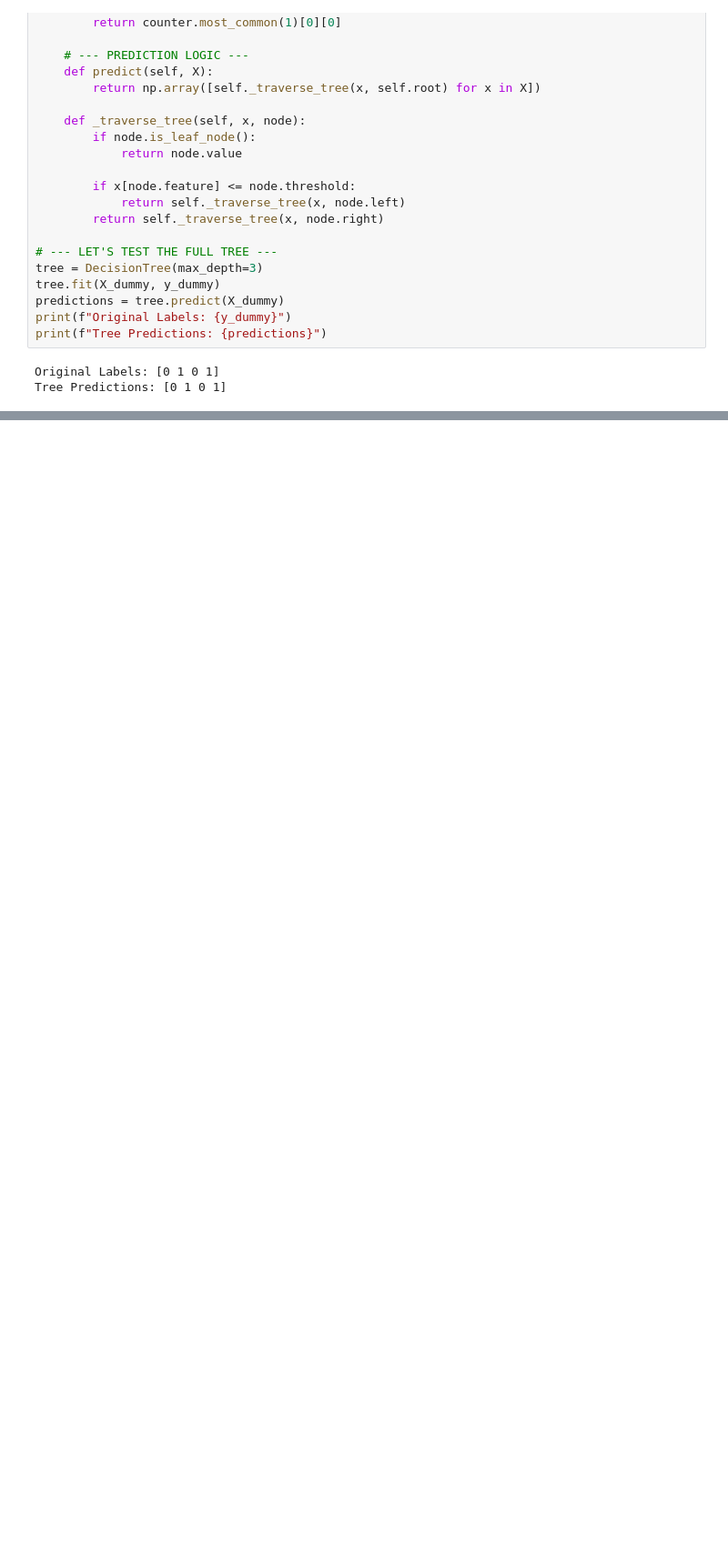
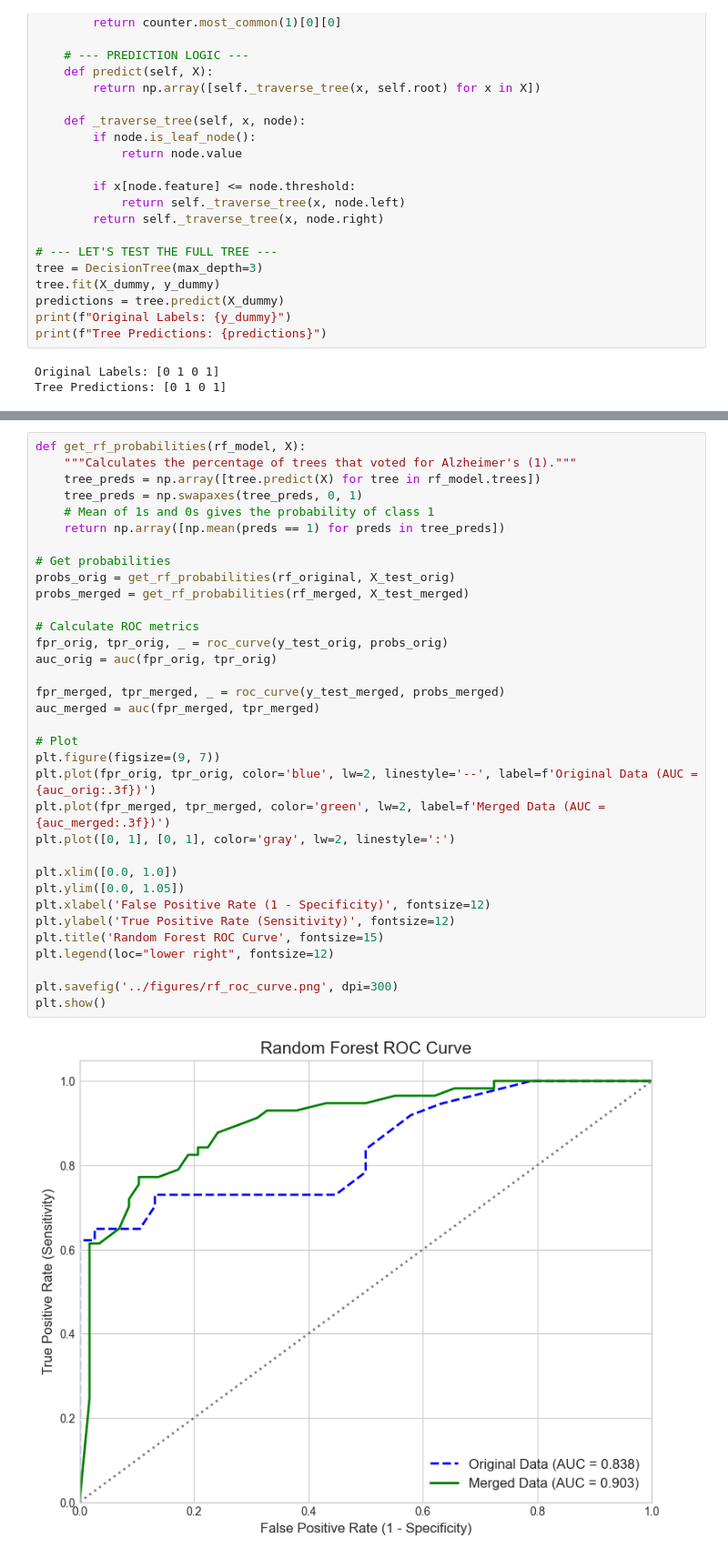
Before and after one commit to Ekram17ahmed/Machine-learning-Project, a Jupyter notebook: notebooks/model_RandomForest.ipynb, the cells around one changed output, grey strips where cells are left out. Shown at 91% size. Drawn from its saved outputs; the diff is of its cells as text; blank space fills up the shorter version.

```diff
--- a/notebooks/model_RandomForest.ipynb
+++ b/notebooks/model_RandomForest.ipynb
@@ -353,0 +411,36 @@ F1-Score: 0.9577
+# %%
+def get_rf_probabilities(rf_model, X):
+    """Calculates the percentage of trees that voted for Alzheimer's (1)."""
+    tree_preds = np.array([tree.predict(X) for tree in rf_model.trees])
+    tree_preds = np.swapaxes(tree_preds, 0, 1)
+    # Mean of 1s and 0s gives the probability of class 1
+    return np.array([np.mean(preds == 1) for preds in tree_preds])
+
+# Get probabilities
+probs_orig = get_rf_probabilities(rf_original, X_test_orig)
+probs_merged = get_rf_probabilities(rf_merged, X_test_merged)
+
+# Calculate ROC metrics
+fpr_orig, tpr_orig, _ = roc_curve(y_test_orig, probs_orig)
+auc_orig = auc(fpr_orig, tpr_orig)
+
+fpr_merged, tpr_merged, _ = roc_curve(y_test_merged, probs_merged)
+auc_merged = auc(fpr_merged, tpr_merged)
+
+# Plot
+plt.figure(figsize=(9, 7))
+plt.plot(fpr_orig, tpr_orig, color='blue', lw=2, linestyle='--', label=f'Original Data (AUC = {auc_orig:.3f})')
+plt.plot(fpr_merged, tpr_merged, color='green', lw=2, label=f'Merged Data (AUC = {auc_merged:.3f})')
+plt.plot([0, 1], [0, 1], color='gray', lw=2, linestyle=':')
+
+plt.xlim([0.0, 1.0])
+plt.ylim([0.0, 1.05])
+plt.xlabel('False Positive Rate (1 - Specificity)', fontsize=12)
+plt.ylabel('True Positive Rate (Sensitivity)', fontsize=12)
+plt.title('Random Forest ROC Curve', fontsize=15)
+plt.legend(loc="lower right", fontsize=12)
+
+plt.savefig('../figures/rf_roc_curve.png', dpi=300)
+plt.show()
+# %% [output]
+[figure, added]
```
Also changed, not shown: parts of 11 cells of this notebook, 31 other files.
